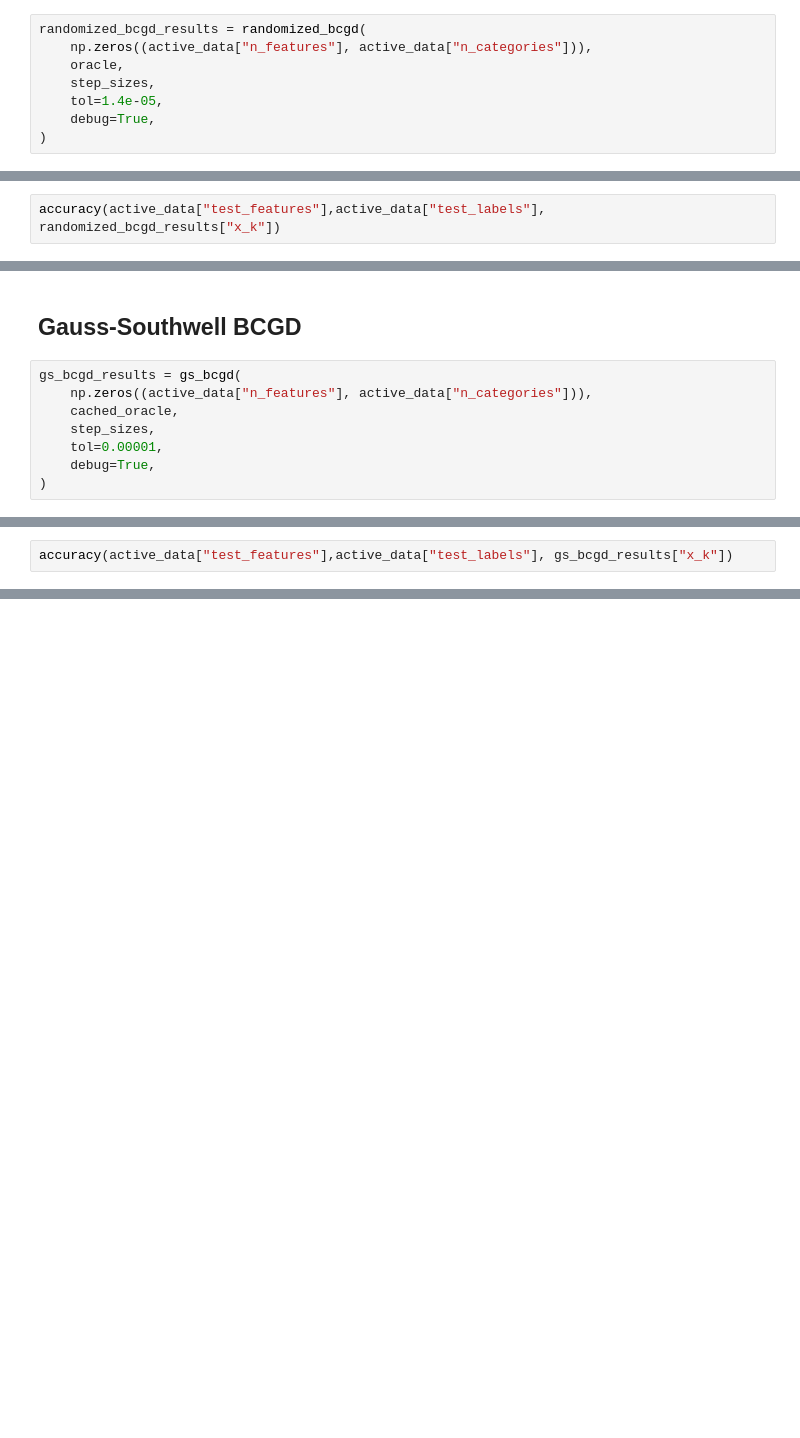
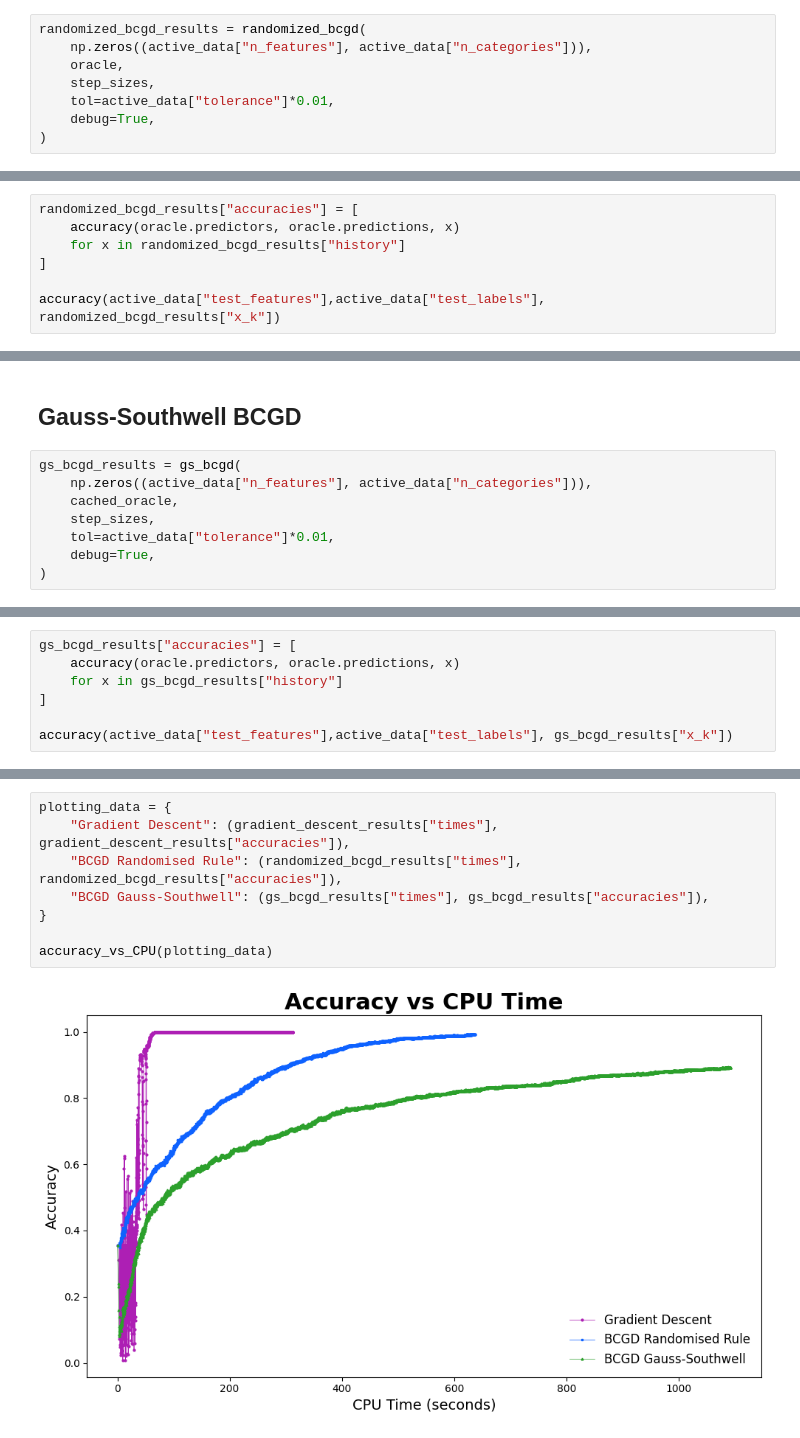
Before and after one commit to therealgardens/Assignment_optimization_2025-2026-Blood_cells_analysis, a Jupyter notebook: main.ipynb, the cells around one changed output, grey strips where cells are left out. Drawn from its saved outputs; the diff is of its cells as text; blank space fills up the shorter version.

Commit message:
plot results formatting

```diff
--- a/main.ipynb
+++ b/main.ipynb
@@ -104,7 +120,7 @@ randomized_bcgd_results = randomized_bcgd(
     np.zeros((active_data["n_features"], active_data["n_categories"])),
     oracle,
     step_sizes,
-    tol=1.4e-05,
+    tol=active_data["tolerance"]*0.01,
     debug=True,
 )
 # %% [output]
@@ -115,3 +144,8 @@ accuracy: 0.8752833333333333
 # %%
+randomized_bcgd_results["accuracies"] = [
+    accuracy(oracle.predictors, oracle.predictions, x)
+    for x in randomized_bcgd_results["history"]
+]
+
 accuracy(active_data["test_features"],active_data["test_labels"], randomized_bcgd_results["x_k"])
 # %% [output]
@@ -123,7 +157,7 @@ gs_bcgd_results = gs_bcgd(
     np.zeros((active_data["n_features"], active_data["n_categories"])),
     cached_oracle,
     step_sizes,
-    tol=0.00001,
+    tol=active_data["tolerance"]*0.01,
     debug=True,
 )
 # %% [output]
@@ -132,3 +181,8 @@ accuracy: 87.85%
 # %%
+gs_bcgd_results["accuracies"] = [
+    accuracy(oracle.predictors, oracle.predictions, x)
+    for x in gs_bcgd_results["history"]
+]
+
 accuracy(active_data["test_features"],active_data["test_labels"], gs_bcgd_results["x_k"])
 # %% [output]
@@ -135,0 +194,10 @@ np.float64(0.896)
+# %%
+plotting_data = {
+    "Gradient Descent": (gradient_descent_results["times"], gradient_descent_results["accuracies"]),
+    "BCGD Randomised Rule": (randomized_bcgd_results["times"], randomized_bcgd_results["accuracies"]),
+    "BCGD Gauss-Southwell": (gs_bcgd_results["times"], gs_bcgd_results["accuracies"]),
+}
+
+accuracy_vs_CPU(plotting_data)
+# %% [output]
+[figure, added]
```
Also changed, not shown: parts of 11 cells of this notebook, 4 other files.
